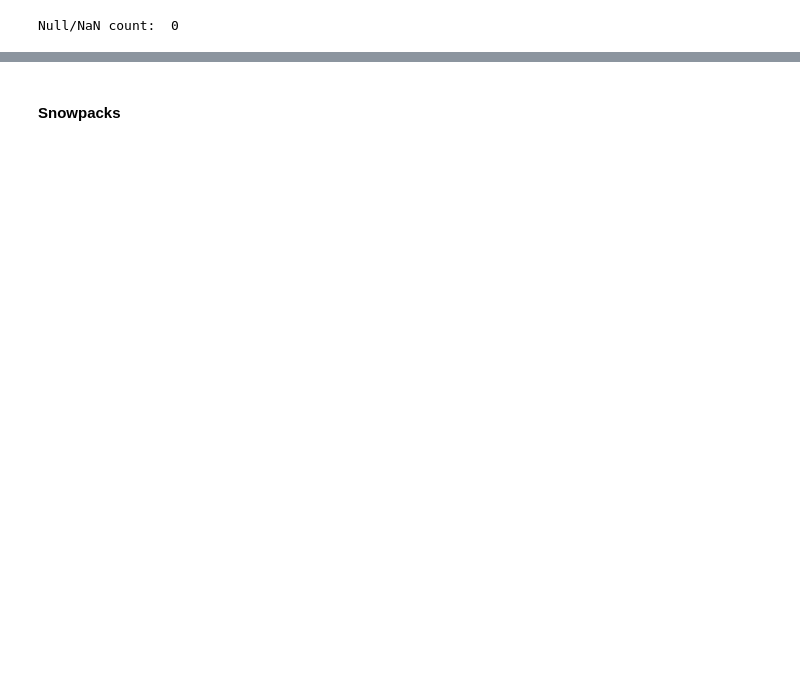
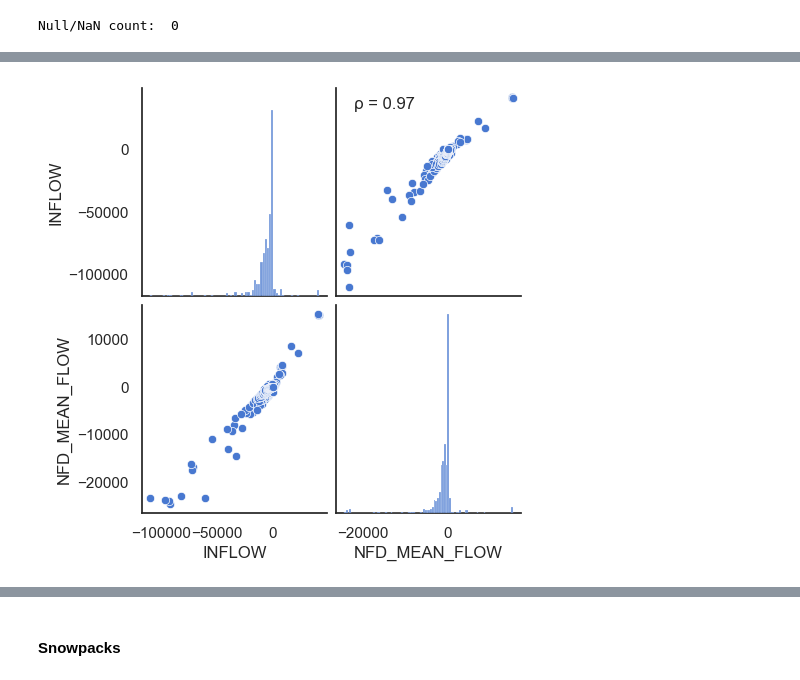
Before and after one commit to lauren-alexandra/basin-inflow-dnn, a Jupyter notebook: EDA.ipynb, the cells around one changed output, grey strips where cells are left out. Saved outputs shown, nothing was run; the diff lists cells and outputs as text; code cells hidden in the pictures; blank space fills up the shorter version.

Commit message:
flow, stage corr

```diff
--- a/EDA.ipynb
+++ b/EDA.ipynb
@@ -192,0 +201,17 @@ Critical Values :
+# %%
+# Inflow and river flow: correlation found
+
+NFD_MEAN_FLOW_2016_2018 = INFLOW_WATER_YEAR_2016_2018.loc[:, [
+    'INFLOW', 'NFD_MEAN_FLOW']]
+
+NFD_MEAN_FLOW_2016_2018_DIFF = NFD_MEAN_FLOW_2016_2018.copy()
+stationary_NFD_MEAN_FLOW_2016_2018_DIFF = difference(NFD_MEAN_FLOW_2016_2018_DIFF, days)
+stationary_NFD_MEAN_FLOW_2016_2018_DIFF.index = NFD_MEAN_FLOW_2016_2018_DIFF.index[days:]
+stationary_NFD_MEAN_FLOW_2016_2018_DIFF.columns = ['INFLOW', 'NFD_MEAN_FLOW']
+handle_missing(stationary_NFD_MEAN_FLOW_2016_2018_DIFF)
+
+inflow_flow_plot = sns.pairplot(stationary_NFD_MEAN_FLOW_2016_2018_DIFF)
+inflow_flow_plot.map_upper(plotCorrelation)
+plt.show()
+# %% [output]
+[figure, added]
```
Also changed, not shown: parts of 18 cells of this notebook.
